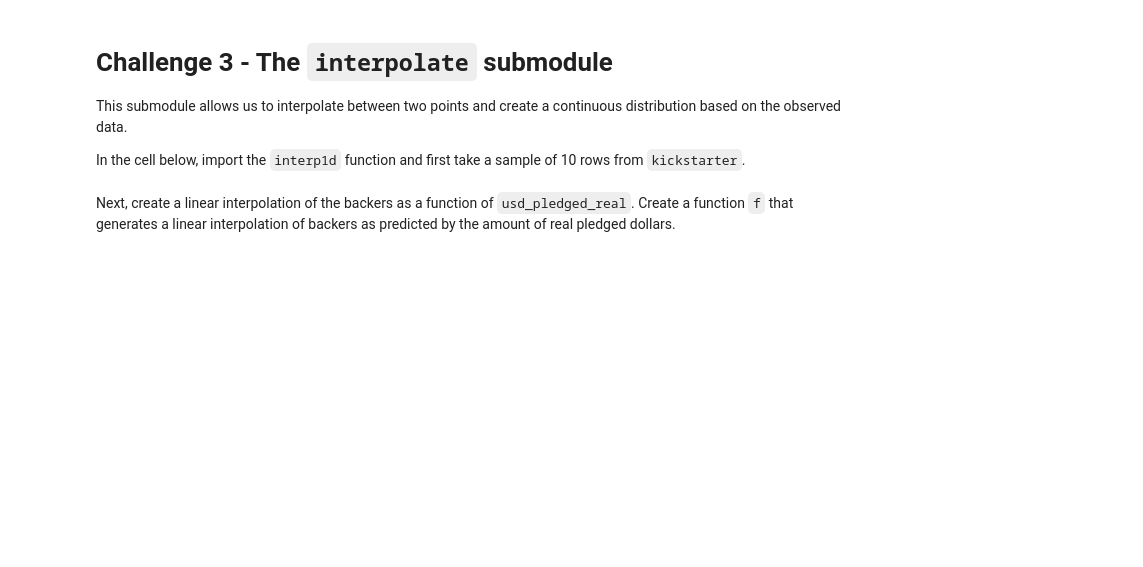
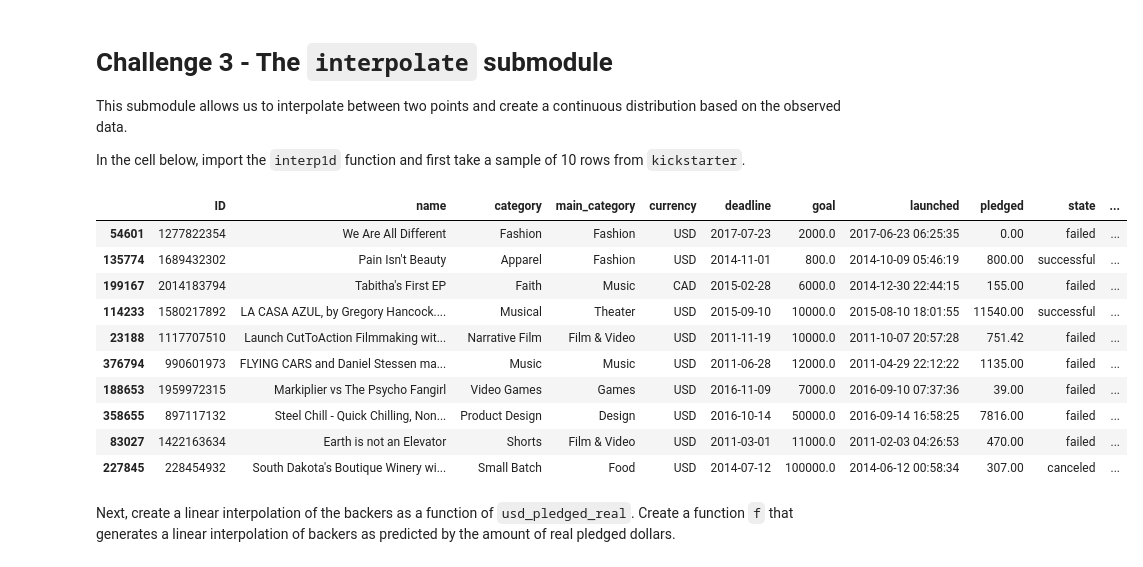
Before and after one commit to ironhack-datalabs/datamad0320, a Jupyter notebook: module-2/lab-intro-to-scipy/your-code/main.ipynb, the cells around one changed output. Drawn from its saved outputs; the diff is of its cells as text; code cells hidden in the pictures; blank space fills up the shorter version.

```diff
--- a/module-2/lab-intro-to-scipy/your-code/main.ipynb
+++ b/module-2/lab-intro-to-scipy/your-code/main.ipynb
@@ -39,2 +56,4 @@ Let's perform Fisher's exact test on our KickStarter data. We intend to test the
+# %%
+kickstarter['goal_met']=np.where(kickstarter['usd_pledged_real'] > kickstarter['usd_goal_real'], 1,0)
 # %% [markdown]
 Next, create a column that checks whether the currency of the project is in US Dollars. Create a column called `usd` using the `np.where` function where if the currency is US Dollars, assign a value of 1 to the row and 0 otherwise.
@@ -65,2 +121,18 @@ In the cell below, import the `interp1d` function and first take a sample of 10
+# %%
+#pandas.DataFrame.sample
+sample_10=kickstarter.sample(n=10)
+sample_10
+# %% [output]
+|  | ID | name | category | main_category | currency | deadline | goal | launched | pledged | state | ... |
+| 54601 | 1277822354 | We Are All Different | Fashion | Fashion | USD | 2017-07-23 | 2000.0 | 2017-06-23 06:25:35 | 0.00 | failed | ... |
+| 135774 | 1689432302 | Pain Isn't Beauty | Apparel | Fashion | USD | 2014-11-01 | 800.0 | 2014-10-09 05:46:19 | 800.00 | successful | ... |
+| 199167 | 2014183794 | Tabitha's First EP | Faith | Music | CAD | 2015-02-28 | 6000.0 | 2014-12-30 22:44:15 | 155.00 | failed | ... |
+| 114233 | 1580217892 | LA CASA AZUL, by Gregory Hancock.... | Musical | Theater | USD | 2015-09-10 | 10000.0 | 2015-08-10 18:01:55 | 11540.00 | successful | ... |
+| 23188 | 1117707510 | Launch CutToAction Filmmaking wit... | Narrative Film | Film & Video | USD | 2011-11-19 | 10000.0 | 2011-10-07 20:57:28 | 751.42 | failed | ... |
+| 376794 | 990601973 | FLYING CARS and Daniel Stessen ma... | Music | Music | USD | 2011-06-28 | 12000.0 | 2011-04-29 22:12:22 | 1135.00 | failed | ... |
+| 188653 | 1959972315 | Markiplier vs The Psycho Fangirl | Video Games | Games | USD | 2016-11-09 | 7000.0 | 2016-09-10 07:37:36 | 39.00 | failed | ... |
+| 358655 | 897117132 | Steel Chill - Quick Chilling, Non... | Product Design | Design | USD | 2016-10-14 | 50000.0 | 2016-09-14 16:58:25 | 7816.00 | failed | ... |
+| 83027 | 1422163634 | Earth is not an Elevator | Shorts | Film & Video | USD | 2011-03-01 | 11000.0 | 2011-02-03 04:26:53 | 470.00 | failed | ... |
+| 227845 | 228454932 | South Dakota's Boutique Winery wi... | Small Batch | Food | USD | 2014-07-12 | 100000.0 | 2014-06-12 00:58:34 | 307.00 | canceled | ... |
 # %% [markdown]
 Next, create a linear interpolation of the backers as a function of `usd_pledged_real`. Create a function `f` that generates a linear interpolation of backers as predicted by the amount of real pledged dollars.
```
Also changed, not shown: parts of 30 cells of this notebook.
